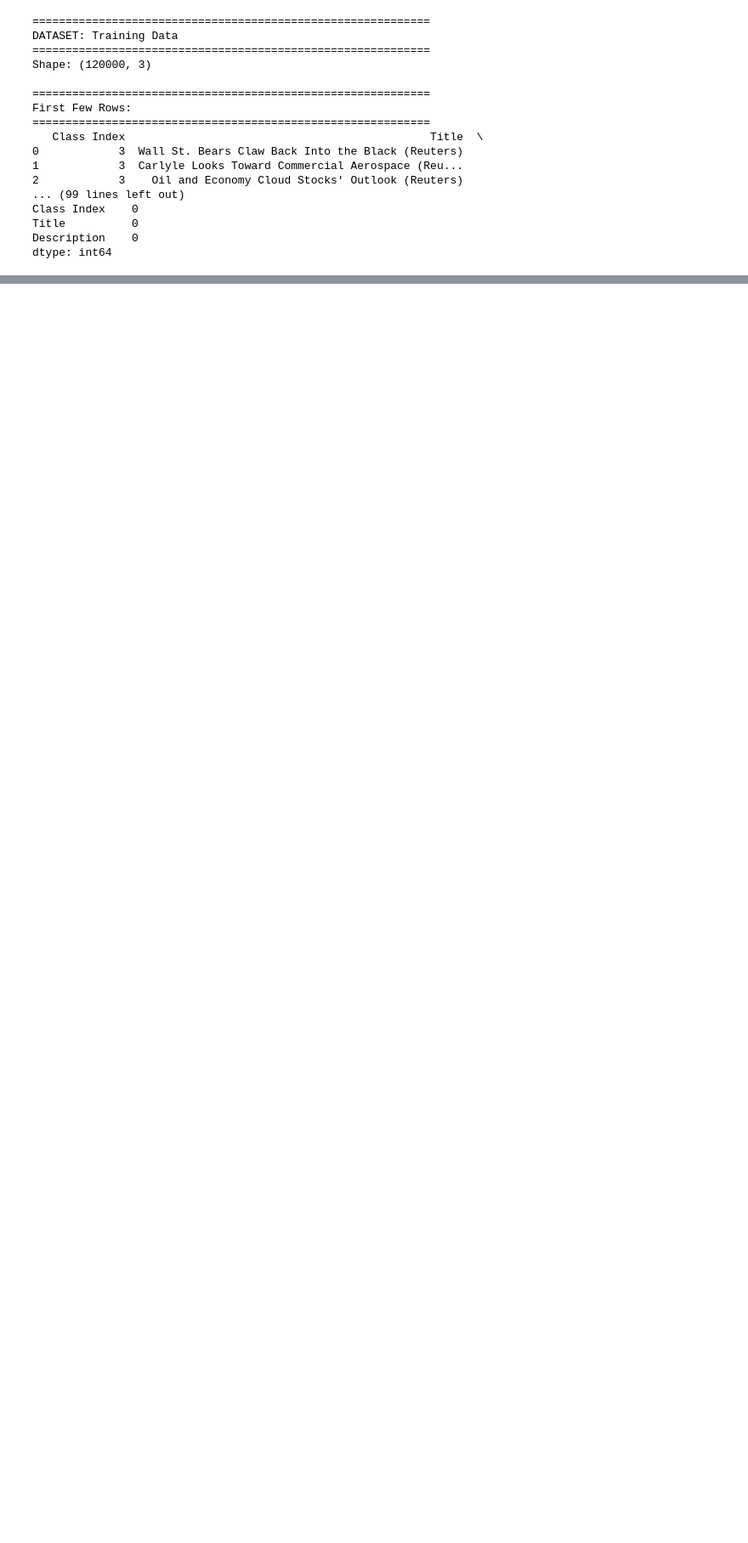
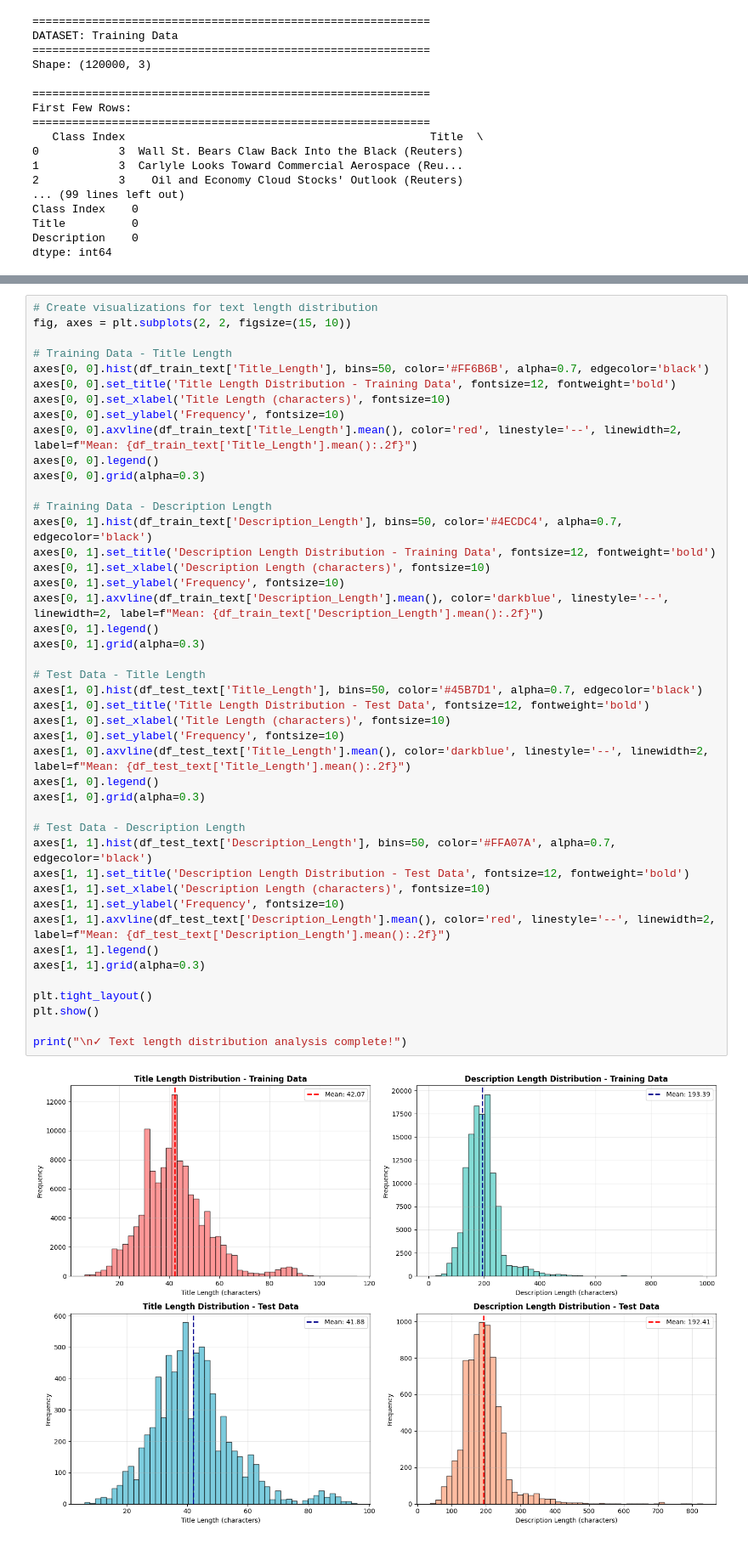
Before and after one commit to Arrryyy/AG_NEWS_Class, a Jupyter notebook: playbook.ipynb, the cells around one changed output, grey strips where cells are left out. Shown at 85% size. Cells and saved outputs as stored; diff of their text form; blank space fills up the shorter version.

```diff
--- a/playbook.ipynb
+++ b/playbook.ipynb
@@ -143,0 +292,46 @@ dtype: int64
+# %%
+# Create visualizations for text length distribution
+fig, axes = plt.subplots(2, 2, figsize=(15, 10))
+
+# Training Data - Title Length
+axes[0, 0].hist(df_train_text['Title_Length'], bins=50, color='#FF6B6B', alpha=0.7, edgecolor='black')
+axes[0, 0].set_title('Title Length Distribution - Training Data', fontsize=12, fontweight='bold')
+axes[0, 0].set_xlabel('Title Length (characters)', fontsize=10)
+axes[0, 0].set_ylabel('Frequency', fontsize=10)
+axes[0, 0].axvline(df_train_text['Title_Length'].mean(), color='red', linestyle='--', linewidth=2, label=f"Mean: {df_train_text['Title_Length'].mean():.2f}")
+axes[0, 0].legend()
+axes[0, 0].grid(alpha=0.3)
+
+# Training Data - Description Length
+axes[0, 1].hist(df_train_text['Description_Length'], bins=50, color='#4ECDC4', alpha=0.7, edgecolor='black')
+axes[0, 1].set_title('Description Length Distribution - Training Data', fontsize=12, fontweight='bold')
+axes[0, 1].set_xlabel('Description Length (characters)', fontsize=10)
+axes[0, 1].set_ylabel('Frequency', fontsize=10)
+axes[0, 1].axvline(df_train_text['Description_Length'].mean(), color='darkblue', linestyle='--', linewidth=2, label=f"Mean: {df_train_text['Description_Length'].mean():.2f}")
+axes[0, 1].legend()
+axes[0, 1].grid(alpha=0.3)
+
+# Test Data - Title Length
+axes[1, 0].hist(df_test_text['Title_Length'], bins=50, color='#45B7D1', alpha=0.7, edgecolor='black')
+axes[1, 0].set_title('Title Length Distribution - Test Data', fontsize=12, fontweight='bold')
+axes[1, 0].set_xlabel('Title Length (characters)', fontsize=10)
+axes[1, 0].set_ylabel('Frequency', fontsize=10)
+axes[1, 0].axvline(df_test_text['Title_Length'].mean(), color='darkblue', linestyle='--', linewidth=2, label=f"Mean: {df_test_text['Title_Length'].mean():.2f}")
+axes[1, 0].legend()
+axes[1, 0].grid(alpha=0.3)
+
+# Test Data - Description Length
+axes[1, 1].hist(df_test_text['Description_Length'], bins=50, color='#FFA07A', alpha=0.7, edgecolor='black')
+axes[1, 1].set_title('Description Length Distribution - Test Data', fontsize=12, fontweight='bold')
+axes[1, 1].set_xlabel('Description Length (characters)', fontsize=10)
+axes[1, 1].set_ylabel('Frequency', fontsize=10)
+axes[1, 1].axvline(df_test_text['Description_Length'].mean(), color='red', linestyle='--', linewidth=2, label=f"Mean: {df_test_text['Description_Length'].mean():.2f}")
+axes[1, 1].legend()
+axes[1, 1].grid(alpha=0.3)
+
+plt.tight_layout()
+plt.show()
+
+print("\n✓ Text length distribution analysis complete!")
+# %% [output]
+[figure, added]
```
Also changed, not shown: parts of 9 cells of this notebook.
